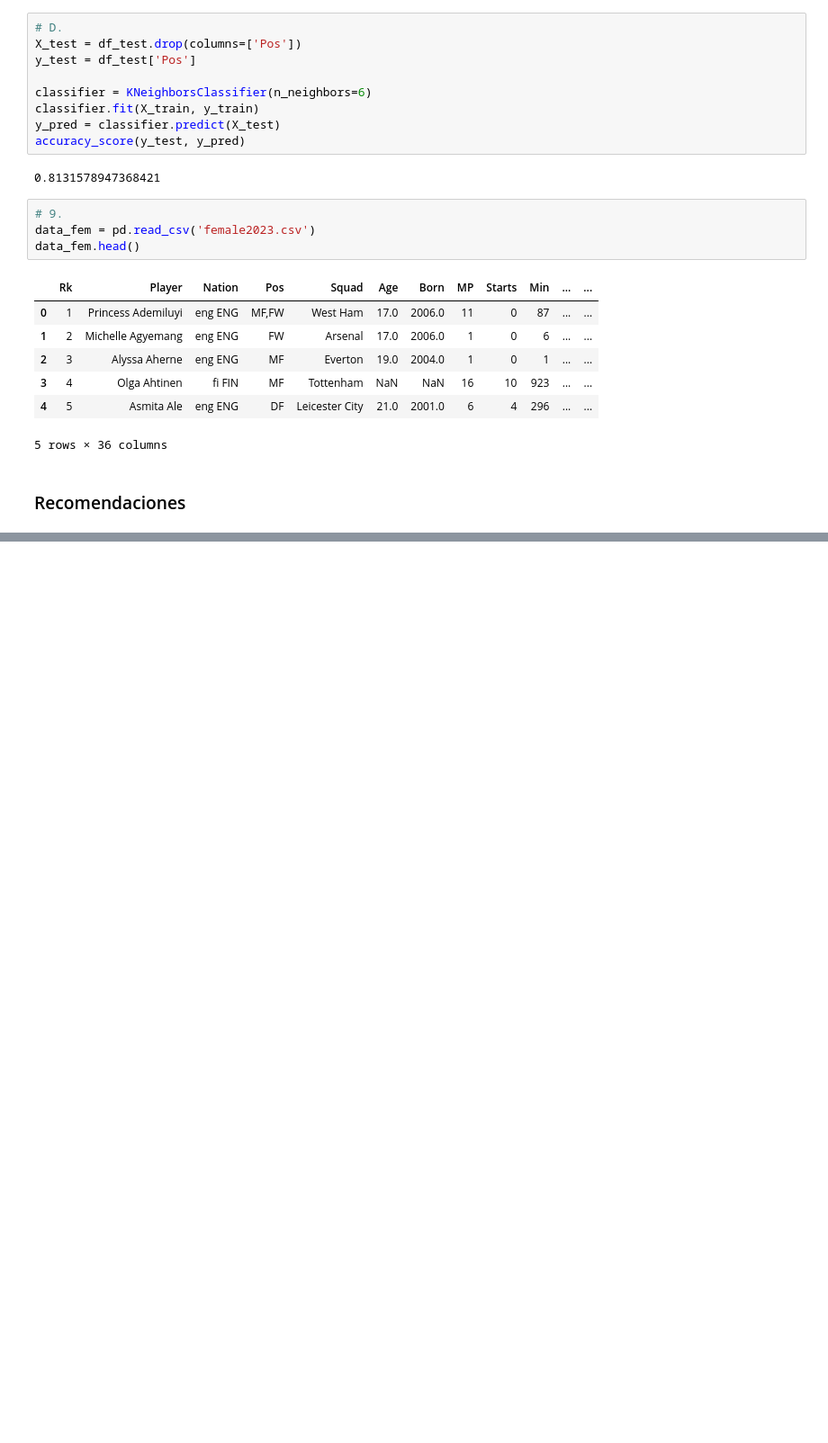
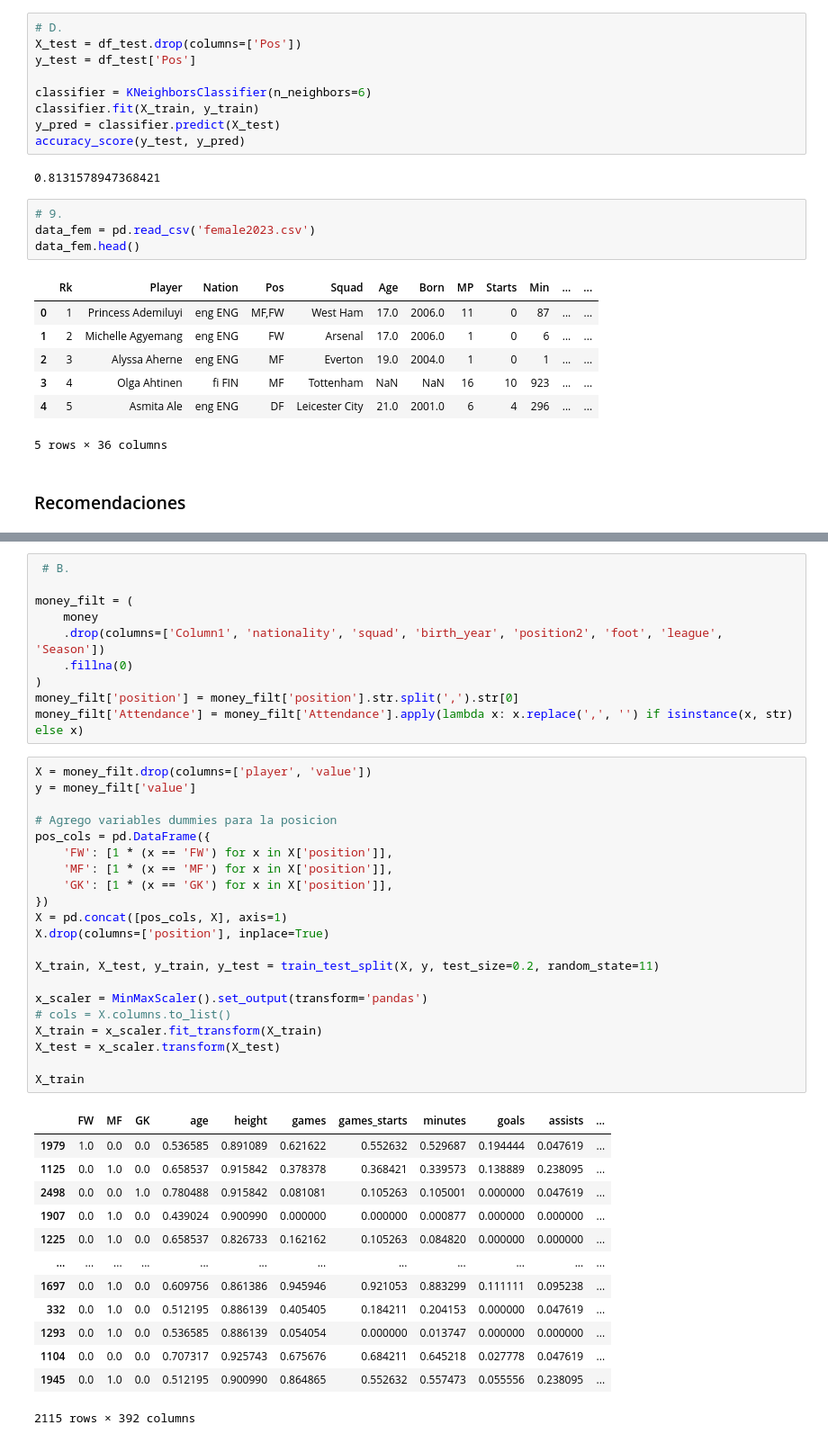
Before and after one commit to fcen-amateur/ldd, a Jupyter notebook: TPs/TP2/tp-football-res_naza.ipynb, the cells around one changed output, grey strips where cells are left out. Shown at 90% size. Cells and saved outputs as stored; diff of their text form; blank space fills up the shorter version.

```diff
--- a/TPs/TP2/tp-football-res_naza.ipynb
+++ b/TPs/TP2/tp-football-res_naza.ipynb
@@ -149,0 +192,45 @@ money[money['value'] > 100000].shape
+# %%
+ # B.
+
+money_filt = (
+    money
+    .drop(columns=['Column1', 'nationality', 'squad', 'birth_year', 'position2', 'foot', 'league', 'Season'])
+    .fillna(0)
+)
+money_filt['position'] = money_filt['position'].str.split(',').str[0]
+money_filt['Attendance'] = money_filt['Attendance'].apply(lambda x: x.replace(',', '') if isinstance(x, str) else x)
+# %%
+X = money_filt.drop(columns=['player', 'value'])
+y = money_filt['value']
+
+# Agrego variables dummies para la posicion
+pos_cols = pd.DataFrame({
+    'FW': [1 * (x == 'FW') for x in X['position']],
+    'MF': [1 * (x == 'MF') for x in X['position']],
+    'GK': [1 * (x == 'GK') for x in X['position']],
+})
+X = pd.concat([pos_cols, X], axis=1)
+X.drop(columns=['position'], inplace=True)
+
+X_train, X_test, y_train, y_test = train_test_split(X, y, test_size=0.2, random_state=11)
+
+x_scaler = MinMaxScaler().set_output(transform='pandas')
+# cols = X.columns.to_list()
+X_train = x_scaler.fit_transform(X_train)
+X_test = x_scaler.transform(X_test)
+
+X_train
+# %% [output]
+|  | FW | MF | GK | age | height | games | games_starts | minutes | goals | assists | ... |
+| 1979 | 1.0 | 0.0 | 0.0 | 0.536585 | 0.891089 | 0.621622 | 0.552632 | 0.529687 | 0.194444 | 0.047619 | ... |
+| 1125 | 0.0 | 1.0 | 0.0 | 0.658537 | 0.915842 | 0.378378 | 0.368421 | 0.339573 | 0.138889 | 0.238095 | ... |
+| 2498 | 0.0 | 0.0 | 1.0 | 0.780488 | 0.915842 | 0.081081 | 0.105263 | 0.105001 | 0.000000 | 0.047619 | ... |
+| 1907 | 0.0 | 1.0 | 0.0 | 0.439024 | 0.900990 | 0.000000 | 0.000000 | 0.000877 | 0.000000 | 0.000000 | ... |
+| 1225 | 0.0 | 1.0 | 0.0 | 0.658537 | 0.826733 | 0.162162 | 0.105263 | 0.084820 | 0.000000 | 0.000000 | ... |
+| ... | ... | ... | ... | ... | ... | ... | ... | ... | ... | ... | ... |
+| 1697 | 0.0 | 1.0 | 0.0 | 0.609756 | 0.861386 | 0.945946 | 0.921053 | 0.883299 | 0.111111 | 0.095238 | ... |
+| 332 | 0.0 | 1.0 | 0.0 | 0.512195 | 0.886139 | 0.405405 | 0.184211 | 0.204153 | 0.000000 | 0.047619 | ... |
+| 1293 | 0.0 | 1.0 | 0.0 | 0.536585 | 0.886139 | 0.054054 | 0.000000 | 0.013747 | 0.000000 | 0.000000 | ... |
+| 1104 | 0.0 | 0.0 | 0.0 | 0.707317 | 0.925743 | 0.675676 | 0.684211 | 0.645218 | 0.027778 | 0.047619 | ... |
+| 1945 | 0.0 | 1.0 | 0.0 | 0.512195 | 0.900990 | 0.864865 | 0.552632 | 0.557473 | 0.055556 | 0.238095 | ... |
+2115 rows × 392 columns
```
Also changed, not shown: parts of 11 cells of this notebook.
